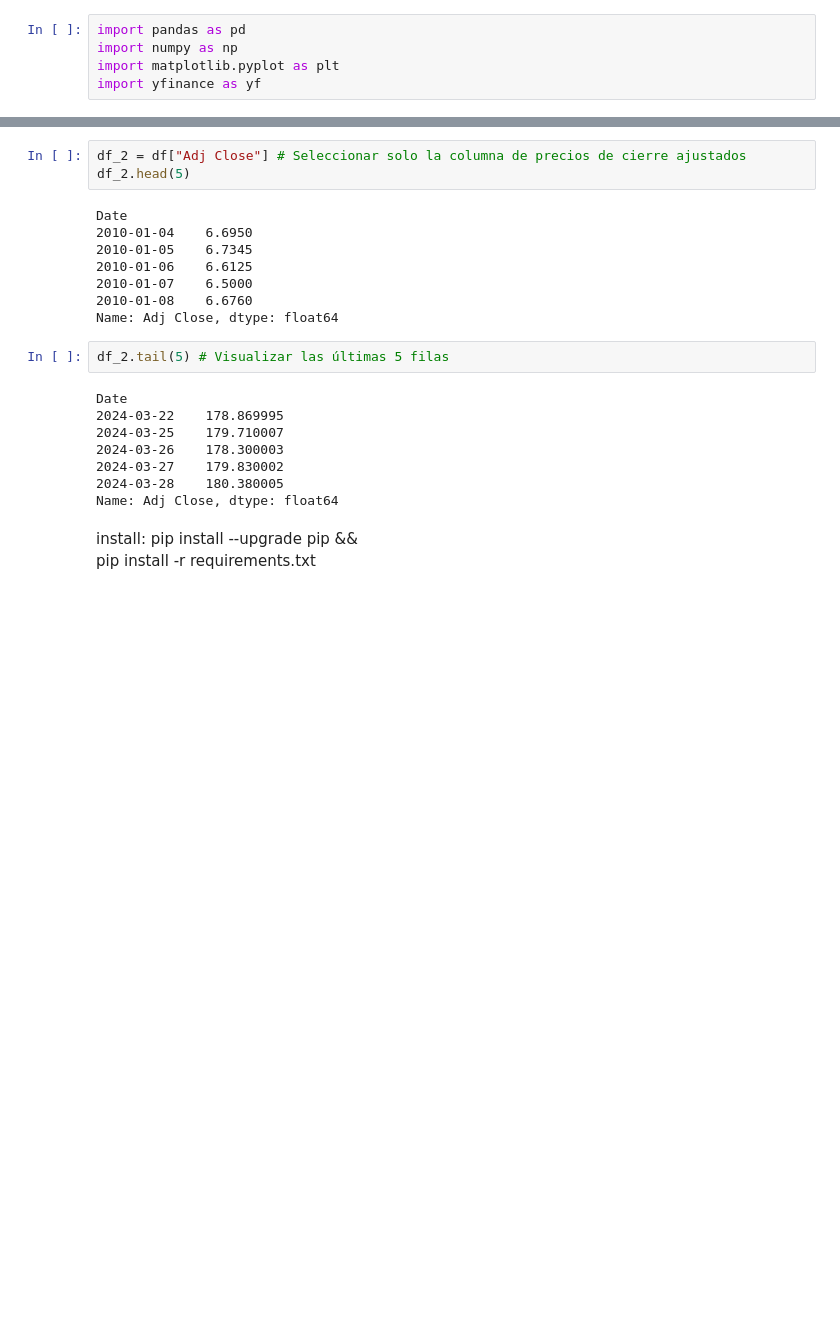
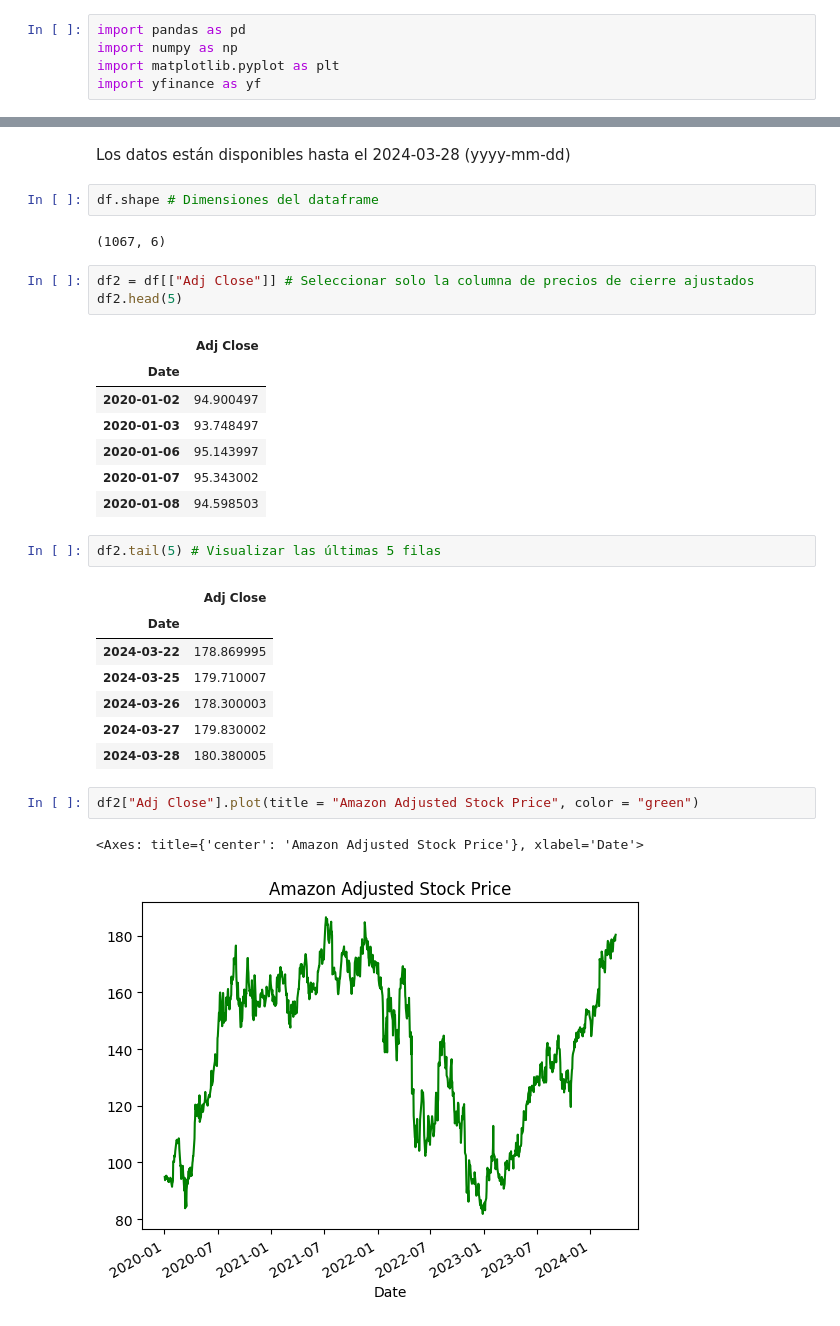
Before and after one commit to 01745134/proyectos-ingenieria, a Jupyter notebook: tarea1-modelacionVolatilidad.ipynb, the cells around one changed output, grey strips where cells are left out. Drawn from its saved outputs; the diff is of its cells as text; blank space fills up the shorter version.

```diff
--- a/tarea1-modelacionVolatilidad.ipynb
+++ b/tarea1-modelacionVolatilidad.ipynb
@@ -25,25 +39,32 @@ df.head(5) # Visualizar las primeras 5 filas
+# %% [markdown]
+Los datos están disponibles hasta el 2024-03-28 (yyyy-mm-dd)
+# %%
+df.shape # Dimensiones del dataframe
+# %% [output]
+(1067, 6)
 # %%
-df_2 = df["Adj Close"] # Seleccionar solo la columna de precios de cierre ajustados
-df_2.head(5)
+df2 = df[["Adj Close"]] # Seleccionar solo la columna de precios de cierre ajustados
+df2.head(5)
 # %% [output]
-Date
-2010-01-04    6.6950
-2010-01-05    6.7345
-2010-01-06    6.6125
-2010-01-07    6.5000
-2010-01-08    6.6760
-Name: Adj Close, dtype: float64
+|  | Adj Close |
+| Date |  |
+| 2020-01-02 | 94.900497 |
+| 2020-01-03 | 93.748497 |
+| 2020-01-06 | 95.143997 |
+| 2020-01-07 | 95.343002 |
+| 2020-01-08 | 94.598503 |
 # %%
-df_2.tail(5) # Visualizar las últimas 5 filas
+df2.tail(5) # Visualizar las últimas 5 filas
 # %% [output]
-Date
-2024-03-22    178.869995
-2024-03-25    179.710007
-2024-03-26    178.300003
-2024-03-27    179.830002
-2024-03-28    180.380005
-Name: Adj Close, dtype: float64
+|  | Adj Close |
+| Date |  |
+| 2024-03-22 | 178.869995 |
+| 2024-03-25 | 179.710007 |
+| 2024-03-26 | 178.300003 |
+| 2024-03-27 | 179.830002 |
+| 2024-03-28 | 180.380005 |
-# %% [markdown]
-install:
-	pip install --upgrade pip &&\
-		pip install -r requirements.txt
+# %%
+df2["Adj Close"].plot(title = "Amazon Adjusted Stock Price", color = "green")
+# %% [output]
+<Axes: title={'center': 'Amazon Adjusted Stock Price'}, xlabel='Date'>
+[figure, added]
```
Also changed, not shown: parts of 10 cells of this notebook.
